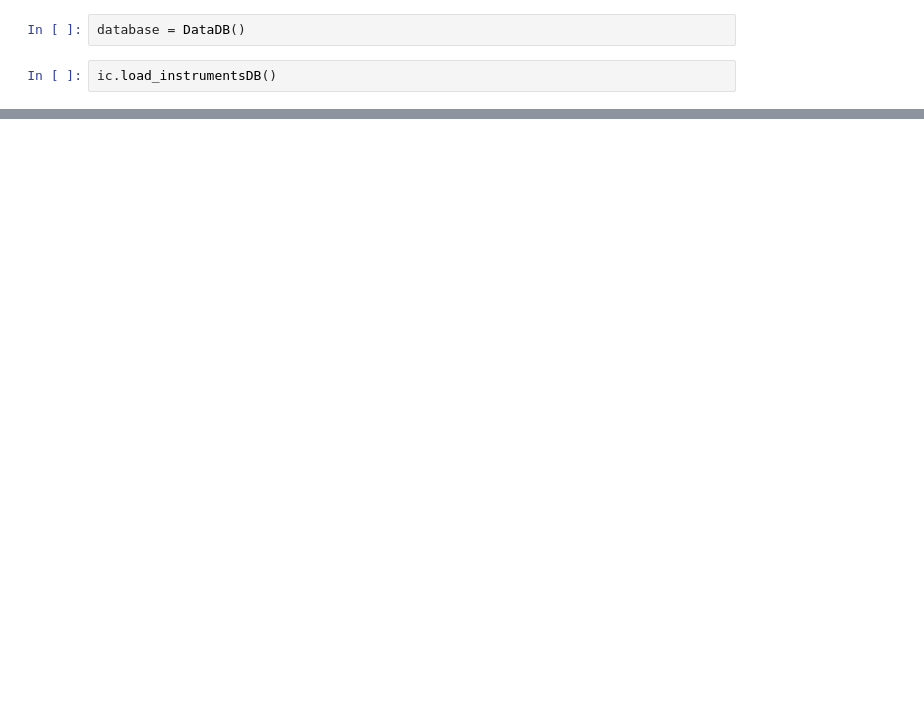
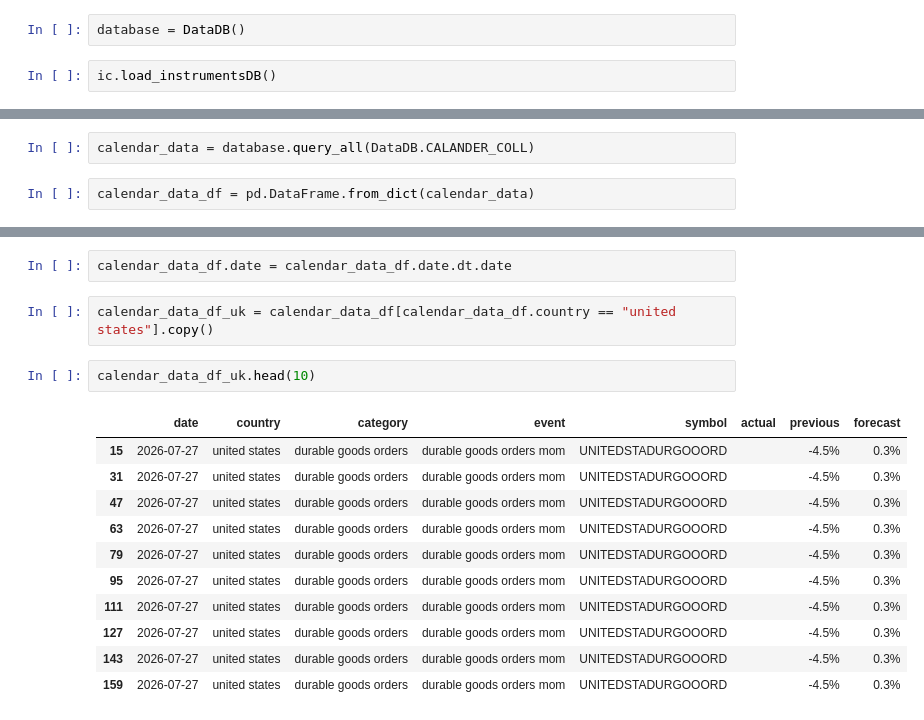
Before and after one commit to otavius/artisan-trading, a Jupyter notebook: exploration/calendar_data.ipynb, the cells around one changed output, grey strips where cells are left out. Cells and saved outputs as stored; diff of their text form; blank space fills up the shorter version.

```diff
--- a/exploration/calendar_data.ipynb
+++ b/exploration/calendar_data.ipynb
@@ -39,0 +48,4 @@ Error:
+# %%
+calendar_data = database.query_all(DataDB.CALANDER_COLL)
+# %%
+calendar_data_df = pd.DataFrame.from_dict(calendar_data)
@@ -39,0 +61,18 @@ Error:
+# %%
+calendar_data_df.date = calendar_data_df.date.dt.date
+# %%
+calendar_data_df_uk = calendar_data_df[calendar_data_df.country == "united states"].copy()
+# %%
+calendar_data_df_uk.head(10)
+# %% [output]
+|  | date | country | category | event | symbol | actual | previous | forecast |
+| 15 | 2026-07-27 | united states | durable goods orders | durable goods orders mom | UNITEDSTADURGOOORD |  | -4.5% | 0.3% |
+| 31 | 2026-07-27 | united states | durable goods orders | durable goods orders mom | UNITEDSTADURGOOORD |  | -4.5% | 0.3% |
+| 47 | 2026-07-27 | united states | durable goods orders | durable goods orders mom | UNITEDSTADURGOOORD |  | -4.5% | 0.3% |
+| 63 | 2026-07-27 | united states | durable goods orders | durable goods orders mom | UNITEDSTADURGOOORD |  | -4.5% | 0.3% |
+| 79 | 2026-07-27 | united states | durable goods orders | durable goods orders mom | UNITEDSTADURGOOORD |  | -4.5% | 0.3% |
+| 95 | 2026-07-27 | united states | durable goods orders | durable goods orders mom | UNITEDSTADURGOOORD |  | -4.5% | 0.3% |
+| 111 | 2026-07-27 | united states | durable goods orders | durable goods orders mom | UNITEDSTADURGOOORD |  | -4.5% | 0.3% |
+| 127 | 2026-07-27 | united states | durable goods orders | durable goods orders mom | UNITEDSTADURGOOORD |  | -4.5% | 0.3% |
+| 143 | 2026-07-27 | united states | durable goods orders | durable goods orders mom | UNITEDSTADURGOOORD |  | -4.5% | 0.3% |
+| 159 | 2026-07-27 | united states | durable goods orders | durable goods orders mom | UNITEDSTADURGOOORD |  | -4.5% | 0.3% |
```
Also changed, not shown: parts of 21 cells of this notebook, 33 other files.
